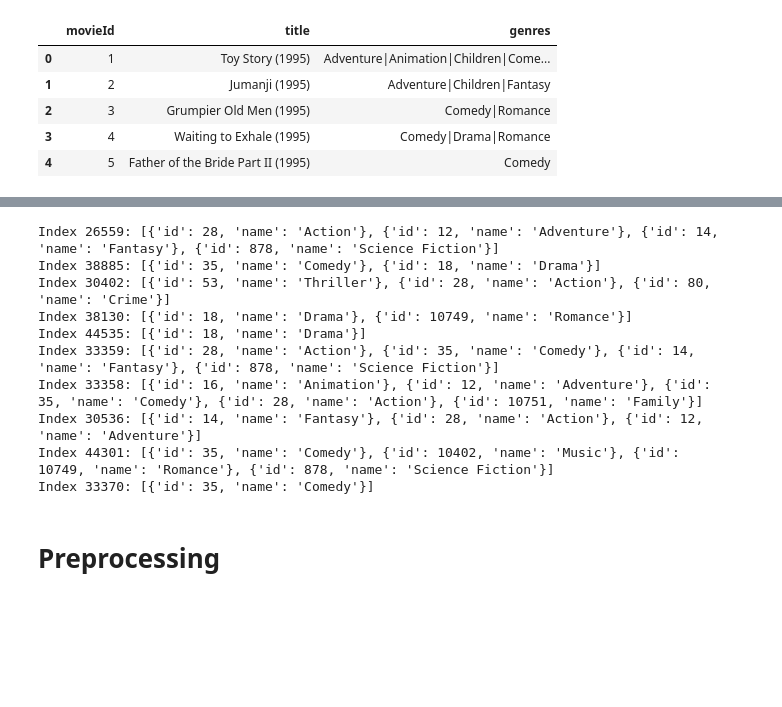
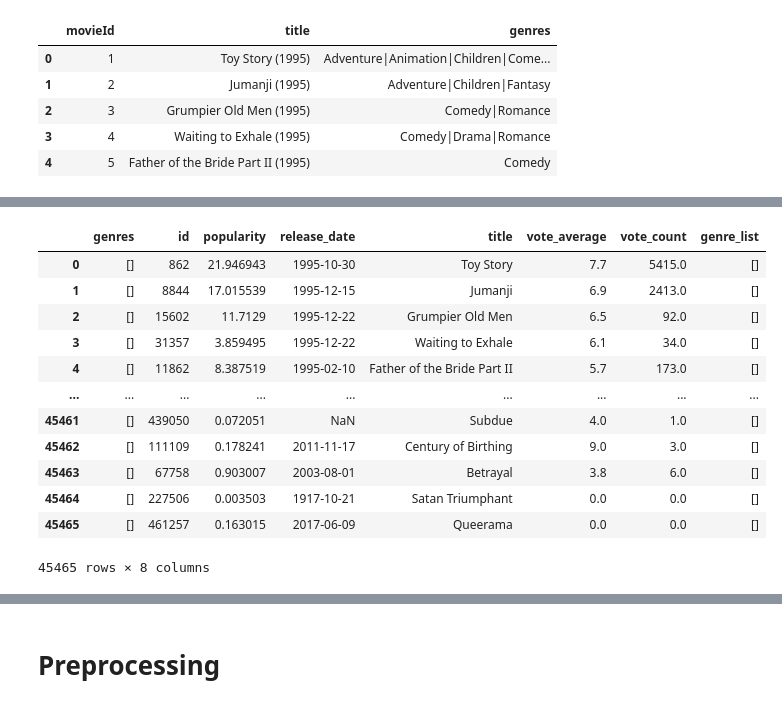
Before and after one commit to Laan33/Rec-Genie, a Jupyter notebook: cold-start-poc/RecGenie.ipynb, the cells around one changed output, grey strips where cells are left out. Saved outputs shown, nothing was run; the diff lists cells and outputs as text; code cells hidden in the pictures; blank space fills up the shorter version.

```diff
--- a/cold-start-poc/RecGenie.ipynb
+++ b/cold-start-poc/RecGenie.ipynb
@@ -43,3 +59,19 @@ ratings_df = pd.read_csv(dataset_path + '/ratings_small.csv')
+# %%
+movies_df.sort_index()
+# %% [output]
+|  | genres | id | popularity | release_date | title | vote_average | vote_count | genre_list |
+| 0 | [] | 862 | 21.946943 | 1995-10-30 | Toy Story | 7.7 | 5415.0 | [] |
+| 1 | [] | 8844 | 17.015539 | 1995-12-15 | Jumanji | 6.9 | 2413.0 | [] |
+| 2 | [] | 15602 | 11.7129 | 1995-12-22 | Grumpier Old Men | 6.5 | 92.0 | [] |
+| 3 | [] | 31357 | 3.859495 | 1995-12-22 | Waiting to Exhale | 6.1 | 34.0 | [] |
+| 4 | [] | 11862 | 8.387519 | 1995-02-10 | Father of the Bride Part II | 5.7 | 173.0 | [] |
+| ... | ... | ... | ... | ... | ... | ... | ... | ... |
+| 45461 | [] | 439050 | 0.072051 | NaN | Subdue | 4.0 | 1.0 | [] |
+| 45462 | [] | 111109 | 0.178241 | 2011-11-17 | Century of Birthing | 9.0 | 3.0 | [] |
+| 45463 | [] | 67758 | 0.903007 | 2003-08-01 | Betrayal | 3.8 | 6.0 | [] |
+| 45464 | [] | 227506 | 0.003503 | 1917-10-21 | Satan Triumphant | 0.0 | 0.0 | [] |
+| 45465 | [] | 461257 | 0.163015 | 2017-06-09 | Queerama | 0.0 | 0.0 | [] |
+45465 rows × 8 columns
 # %%
 # Dropping useless bits from movies_meta_df
 movies_df = pd.read_csv(f"{dataset_path}/movies_metadata.csv", usecols=['id', 'title', 'release_date', 'genres', 'popularity', 'vote_average', 'vote_count'])
@@ -66,20 +98,6 @@ movies_df.head(3)
 | 26559 | [{'id': 28, 'name': 'Action'}, {'... | 76600 | 6.020055 | 2020-12-16 | Avatar 2 | 0.0 | 58.0 |
 | 38885 | [{'id': 35, 'name': 'Comedy'}, {'... | 299782 | 0.238154 | 2018-12-31 | The Other Side of the Wind | 0.0 | 1.0 |
 | 30402 | [{'id': 53, 'name': 'Thriller'}, ... | 38700 | 2.178546 | 2018-11-07 | Bad Boys for Life | 0.0 | 12.0 |
-# %%
-for index, value in movies_df["genres"].head(10).items():
-    print(f"Index {index}: {value}")
-# %% [output]
-Index 26559: [{'id': 28, 'name': 'Action'}, {'id': 12, 'name': 'Adventure'}, {'id': 14, 'name': 'Fantasy'}, {'id': 878, 'name': 'Science Fiction'}]
-Index 38885: [{'id': 35, 'name': 'Comedy'}, {'id': 18, 'name': 'Drama'}]
-Index 30402: [{'id': 53, 'name': 'Thriller'}, {'id': 28, 'name': 'Action'}, {'id': 80, 'name': 'Crime'}]
-Index 38130: [{'id': 18, 'name': 'Drama'}, {'id': 10749, 'name': 'Romance'}]
-Index 44535: [{'id': 18, 'name': 'Drama'}]
-Index 33359: [{'id': 28, 'name': 'Action'}, {'id': 35, 'name': 'Comedy'}, {'id': 14, 'name': 'Fantasy'}, {'id': 878, 'name': 'Science Fiction'}]
-Index 33358: [{'id': 16, 'name': 'Animation'}, {'id': 12, 'name': 'Adventure'}, {'id': 35, 'name': 'Comedy'}, {'id': 28, 'name': 'Action'}, {'id': 10751, 'name': 'Family'}]
-Index 30536: [{'id': 14, 'name': 'Fantasy'}, {'id': 28, 'name': 'Action'}, {'id': 12, 'name': 'Adventure'}]
-Index 44301: [{'id': 35, 'name': 'Comedy'}, {'id': 10402, 'name': 'Music'}, {'id': 10749, 'name': 'Romance'}, {'id': 878, 'name': 'Science Fiction'}]
-Index 33370: [{'id': 35, 'name': 'Comedy'}]
 # %% [markdown]
 <a id="ref2"></a>
 
```
Also changed, not shown: parts of 18 cells of this notebook.
